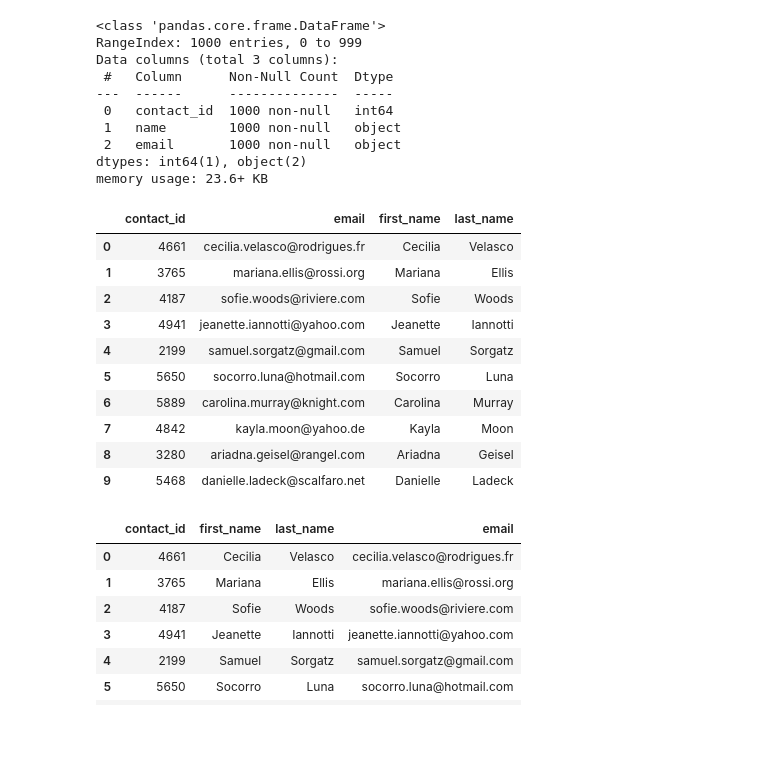
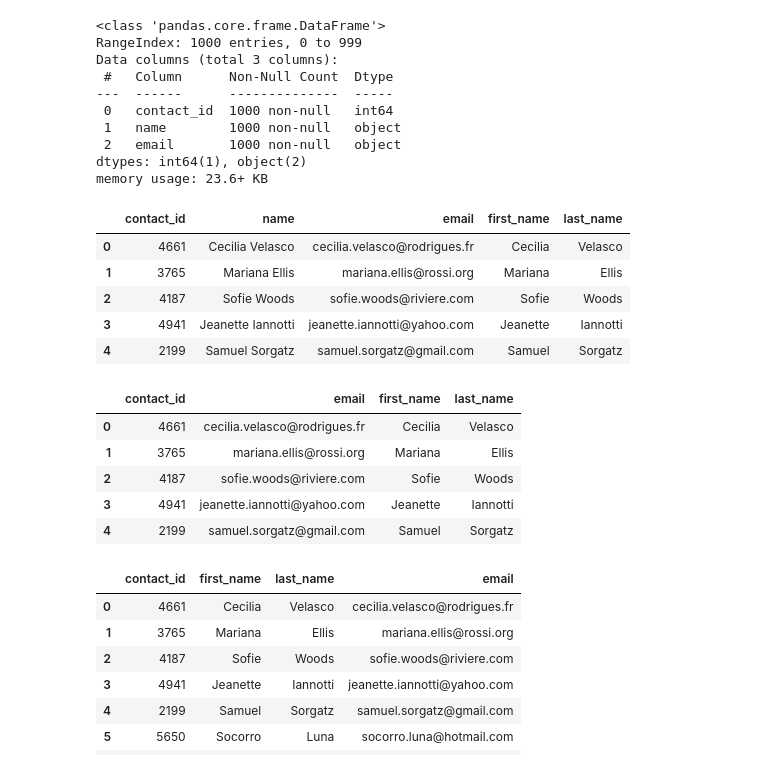
Before and after one commit to apekshai101/crowdfunding_ETL, a Jupyter notebook: ETL_Mini_Project_JReed_AIngole.ipynb, the cells around one changed output. Cells and saved outputs as stored; diff of their text form; code cells hidden in the pictures; blank space fills up the shorter version.

Commit message:
contact file changes

```diff
--- a/ETL_Mini_Project_JReed_AIngole.ipynb
+++ b/ETL_Mini_Project_JReed_AIngole.ipynb
@@ -321,0 +312,18 @@ print(dict_values)
+# %%
+import pandas as pd
+import json
+
+# Read the data into a Pandas DataFrame
+contact_info_df = pd.read_excel('Resources/contacts.xlsx', header=3)
+
+# Iterate through the contact_info_df and convert each row to a dictionary.
+# Initialize an empty list to store values
+dict_values = []
+
+# Iterate through each row in the DataFrame
+for index, row in contact_info_df.iterrows():
+    json_data = json.loads(row['contact_info'])
+    dict_values.append([json_data['contact_id'], json_data['name'], json_data['email']])
+
+# Printing first few elements of the list
+print(dict_values)
@@ -322,6 +332,8 @@ print(dict_values)
 # %%
 # Create a contact_info DataFrame and add each list of values, i.e., each row
 # to the 'contact_id', 'name', 'email' columns.
+contact_info = pd.DataFrame(dict_values, columns=['contact_id', 'name', 'email'])
+contact_info.head()
 # %% [output]
 |  | contact_id | name | email |
 | 0 | 4661 | Cecilia Velasco | cecilia.velasco@rodrigues.fr |
@@ -344,20 +357,27 @@ dtypes: int64(1), object(2)
 memory usage: 23.6+ KB
 # %%
 # Create a "first"name" and "last_name" column with the first and last names from the "name" column.
-
-
-# Drop the contact_name column
+contact_info[['first_name', 'last_name']] = contact_info['name'].str.split(' ', n=1,expand=True)
+contact_info.head()
 # %% [output]
-|  | contact_id | email | first_name | last_name |
-| 0 | 4661 | cecilia.velasco@rodrigues.fr | Cecilia | Velasco |
-| 1 | 3765 | mariana.ellis@rossi.org | Mariana | Ellis |
-| 2 | 4187 | sofie.woods@riviere.com | Sofie | Woods |
-| 3 | 4941 | jeanette.iannotti@yahoo.com | Jeanette | Iannotti |
-| 4 | 2199 | samuel.sorgatz@gmail.com | Samuel | Sorgatz |
-| 5 | 5650 | socorro.luna@hotmail.com | Socorro | Luna |
-| 6 | 5889 | carolina.murray@knight.com | Carolina | Murray |
-| 7 | 4842 | kayla.moon@yahoo.de | Kayla | Moon |
-| 8 | 3280 | ariadna.geisel@rangel.com | Ariadna | Geisel |
-| 9 | 5468 | danielle.ladeck@scalfaro.net | Danielle | Ladeck |
+|  | contact_id | name | email | first_name | last_name |
+| 0 | 4661 | Cecilia Velasco | cecilia.velasco@rodrigues.fr | Cecilia | Velasco |
+| 1 | 3765 | Mariana Ellis | mariana.ellis@rossi.org | Mariana | Ellis |
+| 2 | 4187 | Sofie Woods | sofie.woods@riviere.com | Sofie | Woods |
+| 3 | 4941 | Jeanette Iannotti | jeanette.iannotti@yahoo.com | Jeanette | Iannotti |
+| 4 | 2199 | Samuel Sorgatz | samuel.sorgatz@gmail.com | Samuel | Sorgatz |
+# %%
+# Drop the contact_name column
+contact_info[["first_name","last_name"]] = contact_info["name"].str.split(' ', n=1, expand=True)
+contact_df_clean = contact_info.drop(['name'], axis=1)
+#contacts_df_clean = contact_info.drop(columns=['name'],inplace=True)
+contact_df_clean.head()
+# %% [output]
+|  | contact_id | email | first_name | last_name |
+| 0 | 4661 | cecilia.velasco@rodrigues.fr | Cecilia | Velasco |
+| 1 | 3765 | mariana.ellis@rossi.org | Mariana | Ellis |
+| 2 | 4187 | sofie.woods@riviere.com | Sofie | Woods |
+| 3 | 4941 | jeanette.iannotti@yahoo.com | Jeanette | Iannotti |
+| 4 | 2199 | samuel.sorgatz@gmail.com | Samuel | Sorgatz |
 # %%
 # Reorder the columns
```
Also changed, not shown: parts of 7 cells of this notebook, 2 other files.
